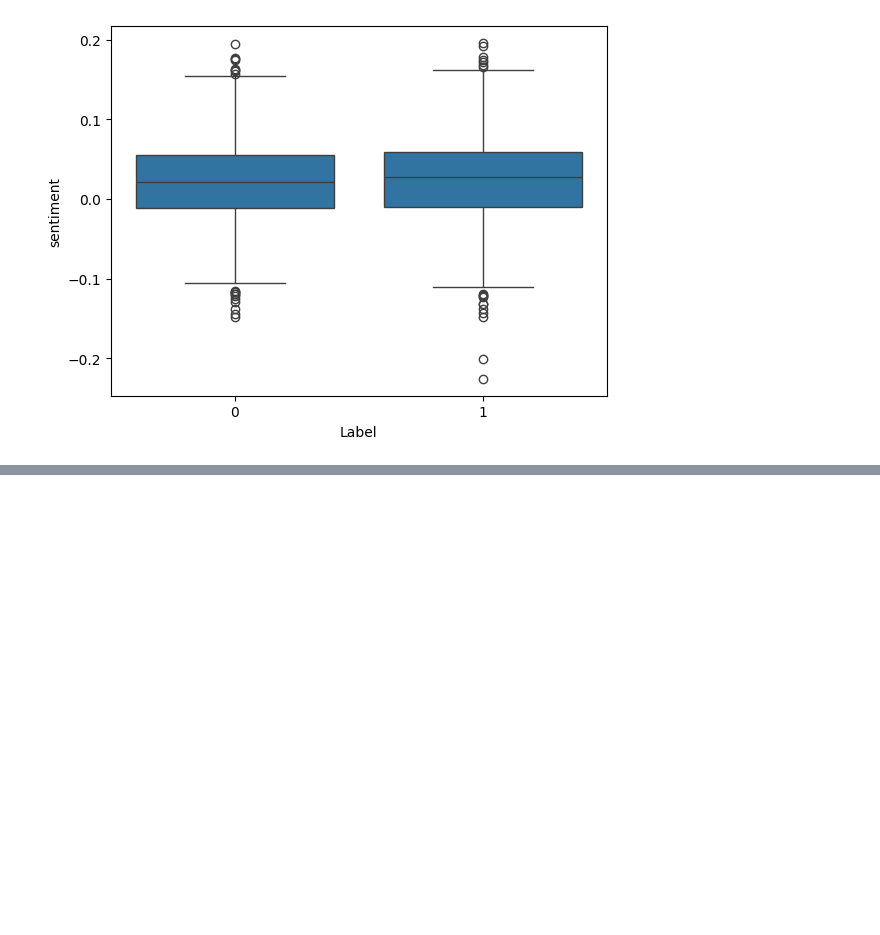
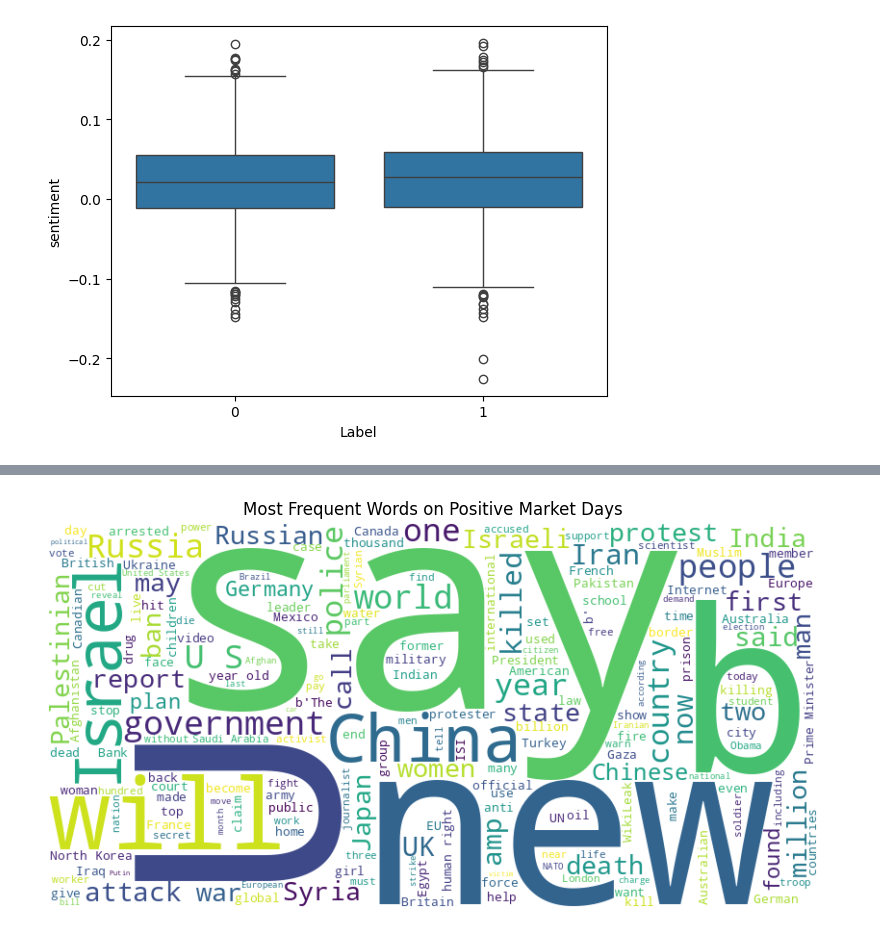
Before and after one commit to taylantorunn/dsaYeni, a Jupyter notebook: eda.ipynb, the cells around one changed output, grey strips where cells are left out. Cells and saved outputs as stored; diff of their text form; code cells hidden in the pictures; blank space fills up the shorter version.

```diff
--- a/eda.ipynb
+++ b/eda.ipynb
@@ -21,0 +32,14 @@ plt.show()
+# %%
+from wordcloud import WordCloud
+
+# Wordcloud for Positive Market Days (Label 1)
+positive_news = " ".join(text for text in df[df['Label'] == 1]['News'])
+wordcloud_pos = WordCloud(width=800, height=400, background_color='white').generate(positive_news)
+
+plt.figure(figsize=(10, 5))
+plt.imshow(wordcloud_pos, interpolation='bilinear')
+plt.title("Most Frequent Words on Positive Market Days")
+plt.axis('off')
+plt.show()
+# %% [output]
+[figure, added]
```
Also changed, not shown: parts of 1 cell of this notebook.
